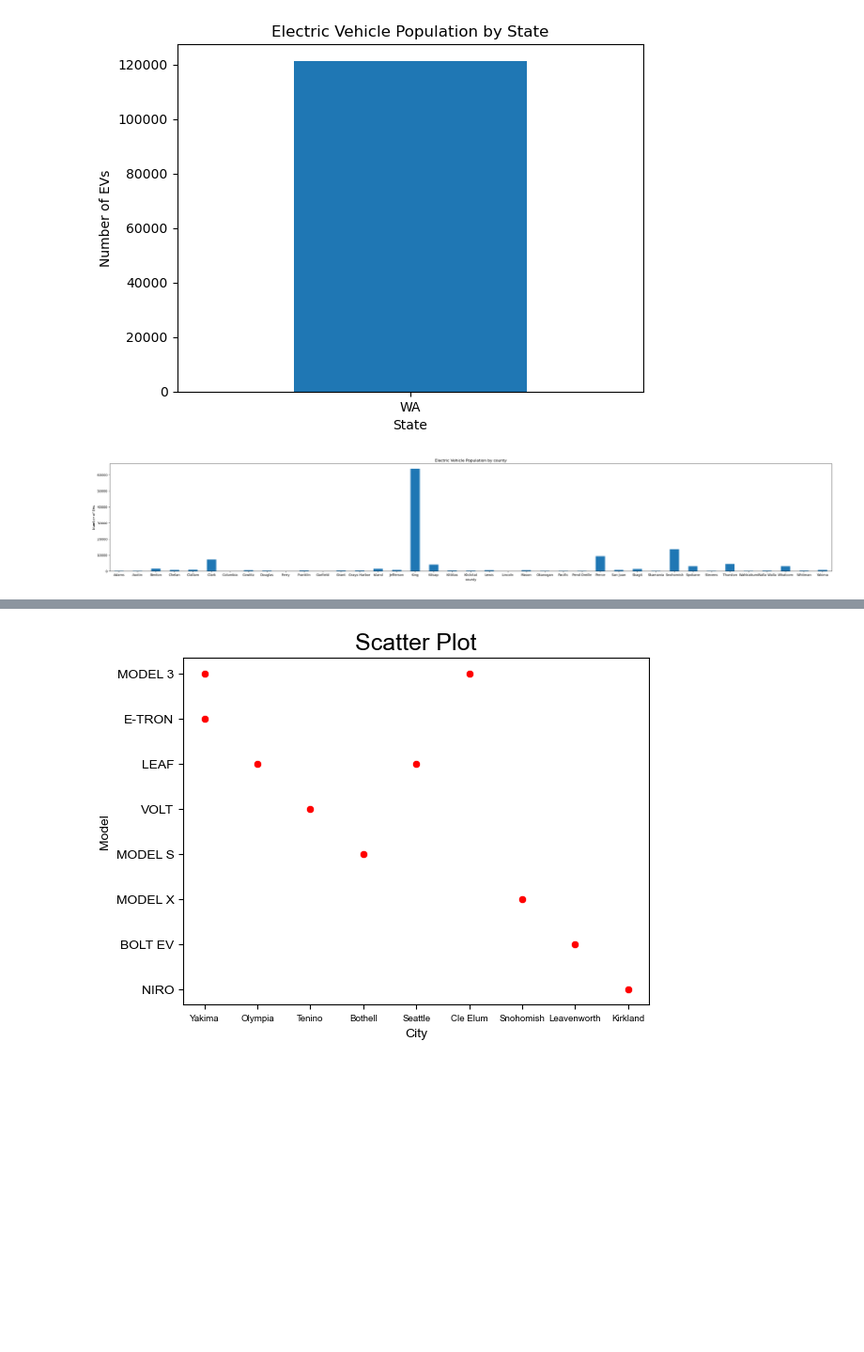
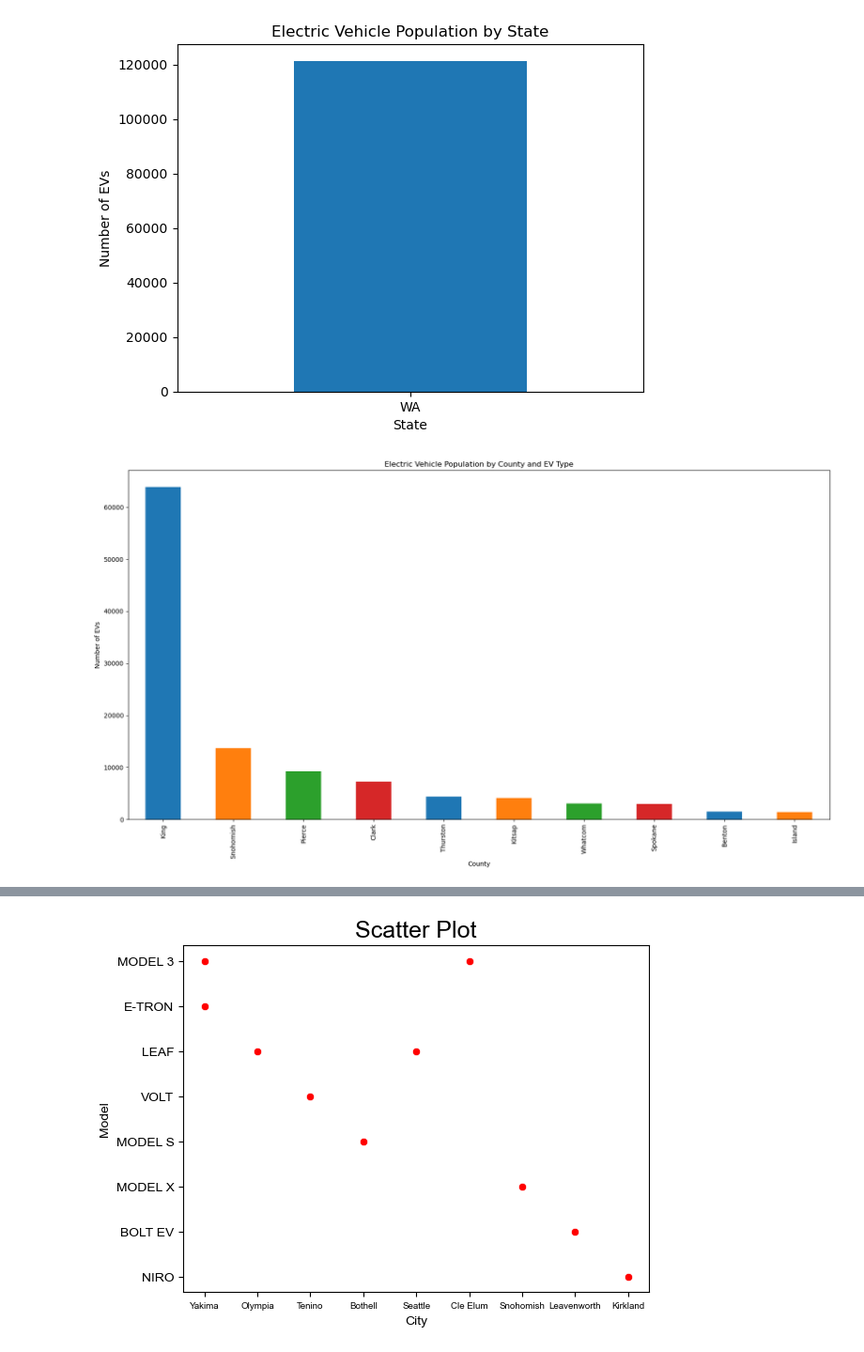
Before and after one commit to Aravind9995/dap_project, a Jupyter notebook: Electric_Vehicle_Data.ipynb, the cells around one changed output, grey strips where cells are left out. Shown at 94% size. Drawn from its saved outputs; the diff is of its cells as text; code cells hidden in the pictures; blank space fills up the shorter version.

Commit message:
adding graph

```diff
--- a/Electric_Vehicle_Data.ipynb
+++ b/Electric_Vehicle_Data.ipynb
@@ -112,12 +109,13 @@ plt.title("Electric Vehicle Population by State")
 plt.show()
 # %% [output]
 [figure]
-# %%
-County_count = vechical_df.groupby("County").size()
-County_count.plot(kind="bar", rot=0,figsize=(40,6))
-plt.xlabel("county")
-plt.ylabel("Number of EVs")
-plt.title("Electric Vehicle Population by county")
-plt.show()
-# %% [output]
-[figure, removed]
+# %%
+Top_10_county_by_number_of_ev=County_count.sort_values(ascending=False).head(10)
+colors = ['#1f77b4', '#ff7f0e', '#2ca02c', '#d62728'] # set custom colors for each EV type
+Top_10_county_by_number_of_ev.plot(kind="bar", stacked=True, figsize=(20,10), color=colors)
+plt.xlabel("County")
+plt.ylabel("Number of EVs")
+plt.title("Electric Vehicle Population by County and EV Type")
+plt.show()
+# %% [output]
+[figure, added]
```
Also changed, not shown: parts of 8 cells of this notebook.
